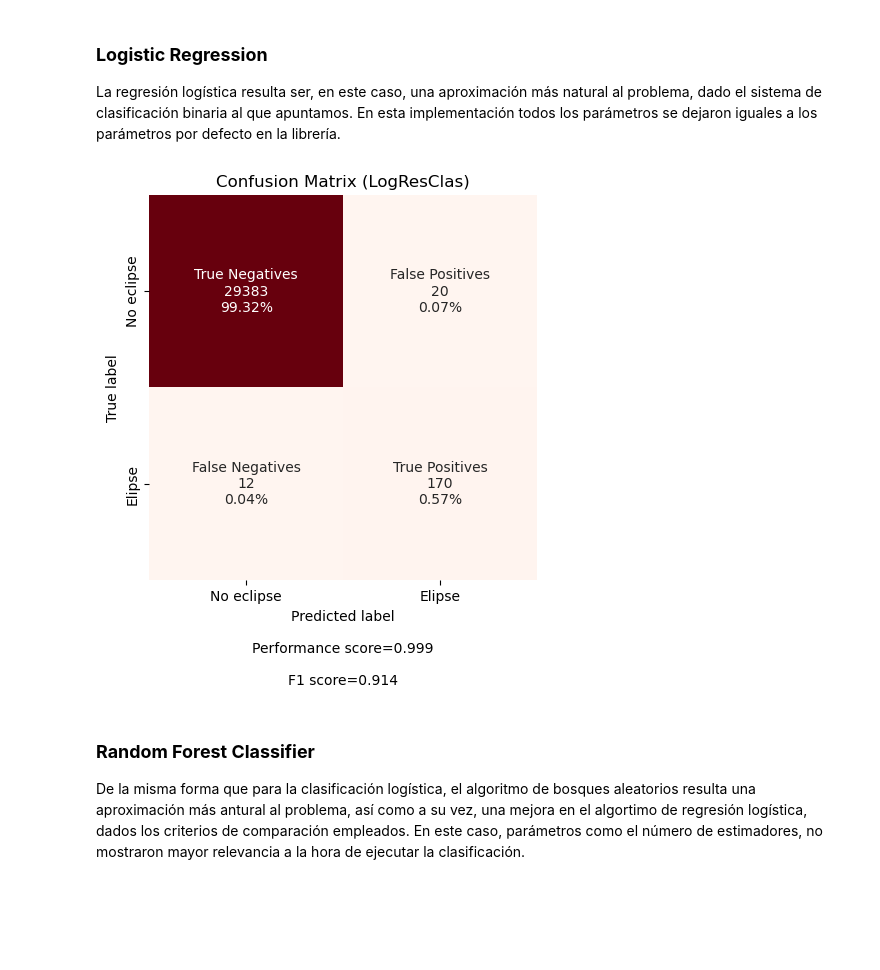
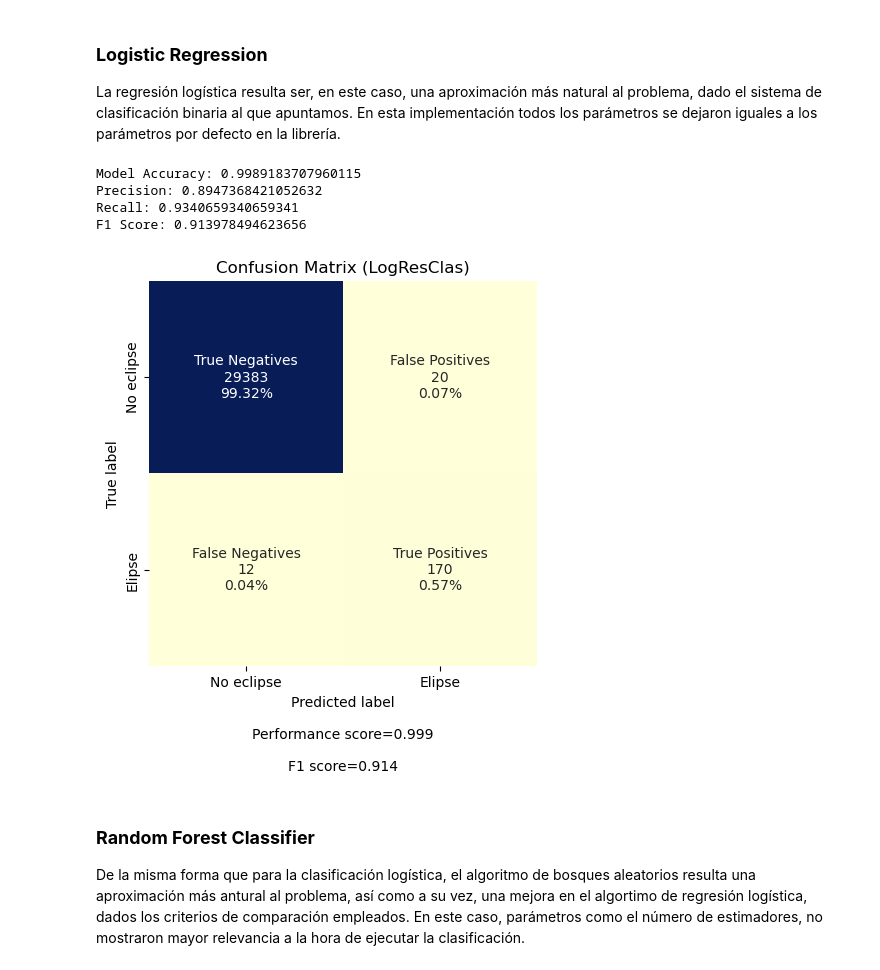
Before and after one commit to CosmeticMichu/Eclipse-Prediction-by-ML, a Jupyter notebook: SolarEclipses.ipynb, the cells around one changed output. Saved outputs shown, nothing was run; the diff lists cells and outputs as text; code cells hidden in the pictures; blank space fills up the shorter version.

```diff
--- a/SolarEclipses.ipynb
+++ b/SolarEclipses.ipynb
@@ -50,7 +99,7 @@ train, test = train.select_dtypes('number'), test.select_dtypes('number')
 # %%
 # aux function to plot confusion matrix. This function uses the implementation made by the originals authors to plot de confusion matrix but it
 # has slight changes made by us
-def plot_cf_matrix(test_labels, predictions, accuracy, f1, label = ''):
+def plot_cf_matrix(test_labels, predictions, accuracy, f1, label = '', cmap = 'Reds', figsize = (5,5)):
     cf_matrix = confusion_matrix(test_labels, predictions)
     labels = ['True Negatives','False Positives','False Negatives','True Positives']
     categories = ['No eclipse', 'Elipse']
@@ -61,7 +110,8 @@ def plot_cf_matrix(test_labels, predictions, accuracy, f1, label = ''):
                         categories = categories,
                         cbar = False,
                         title = 'Confusion Matrix (' + label + ')',
-                        cmap = 'Reds')
+                        cmap = cmap,
+                        figsize = figsize)
 # %% [markdown]
 ### __K-Nearest Neighbors__
 El agoritmo K-NN es un algoritmo no supervisado de agrupación de datos, y será la primera implementación que haremos. Los parámetros establecidos antes del entrenamiento del modelo, son resultado de prueba y error hasta obtener una buena precisión. Algunos datos son dejados como el valor por defecto implementado en la librería.
@@ -95,21 +153,27 @@ La regresión logística resulta ser, en este caso, una aproximación más natur
 # %%
 from sklearn.linear_model import LogisticRegression
 logclas_model = LogisticRegression()
 logclas_model.fit(train, train_labels)
 
 # metrics
 # print(f'Model Accuracy: {logreg_model.score(train, train_labels)}')
-predictions = logclas_model.predict(test)
-# print(f'Model Accuracy: {logreg_model.score(train, train_labels)}')
-accuracy = logclas_model.score(test, test_labels)
-# print(f'Model Accuracy: {accuracy}')
-# print(f'Precision: {precision_score(test_labels, predictions)}')
-# print(f'Recall: {recall_score(test_labels, predictions)}')
-f1 = f1_score(test_labels, predictions)
-# print(f'F1 Score: {f1}')
-plot_cf_matrix(test_labels, predictions, accuracy, f1, label = 'LogResClas')
+predictions_lr = logclas_model.predict(test)
+accuracy_lr = logclas_model.score(test, test_labels)
+print(f'Model Accuracy: {accuracy_lr}')
+print(f'Precision: {precision_score(test_labels, predictions_lr)}')
+print(f'Recall: {recall_score(test_labels, predictions_lr)}')
+f1_lr = f1_score(test_labels, predictions_lr)
+print(f'F1 Score: {f1_lr}')
+# plot_cf_matrix(test_labels, predictions, accuracy, f1, figsize = (4,3), label = 'LogResClas', cmap='YlGnBu')
+# plt.tight_layout()
+# plt.savefig('figures/lr.pdf')
+plot_cf_matrix(test_labels, predictions_lr, accuracy_lr, f1_lr, label = 'LogResClas', cmap='YlGnBu')
 # %% [output]
+Model Accuracy: 0.9989183707960115
+Precision: 0.8947368421052632
+Recall: 0.9340659340659341
+F1 Score: 0.913978494623656
-[figure, old version]
+[figure, new version]
 # %% [markdown]
 ### __Random Forest Classifier__
 De la misma forma que para la clasificación logística, el algoritmo de bosques aleatorios resulta una aproximación más antural al problema, así como a su vez, una mejora en el algortimo de regresión logística, dados los criterios de comparación empleados. En este caso, parámetros como el número de estimadores, no mostraron mayor relevancia a la hora de ejecutar la clasificación.
```
Also changed, not shown: parts of 10 cells of this notebook.
